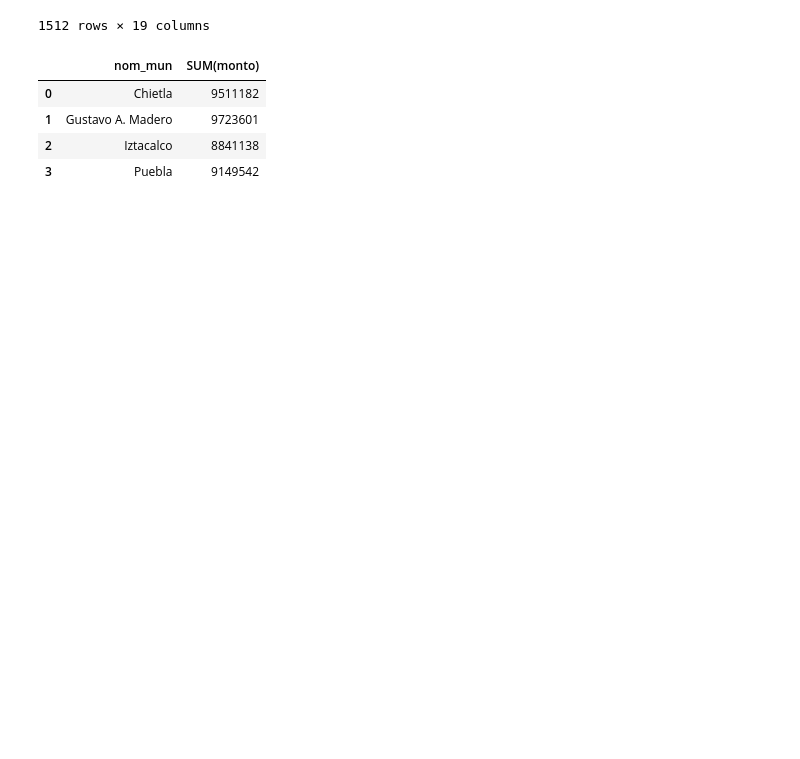
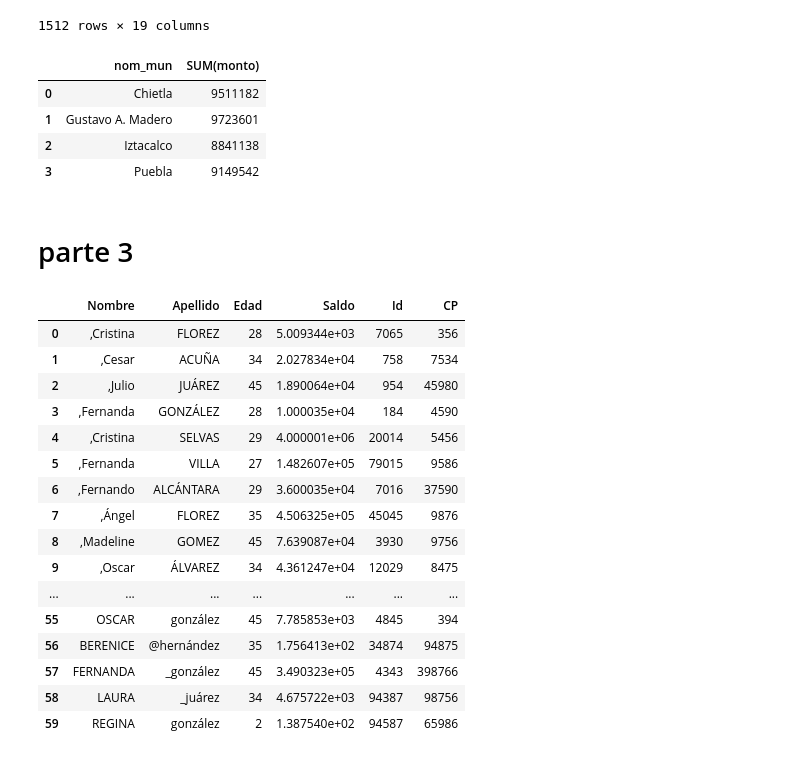
Before and after one commit to okadath/data_mining, a Jupyter notebook: Untitled.ipynb, the cells around one changed output. Drawn from its saved outputs; the diff is of its cells as text; code cells hidden in the pictures; blank space fills up the shorter version.

Commit message:
parte 3

```diff
--- a/Untitled.ipynb
+++ b/Untitled.ipynb
@@ -595,3 +595,26 @@ df_result_2_D
 | 1 | Gustavo A. Madero | 9723601 |
 | 2 | Iztacalco | 8841138 |
 | 3 | Puebla | 9149542 |
+# %% [markdown]
+# parte 3
+# %%
+df_nombres = pd.read_csv('Nombres.txt', sep='|', encoding='utf8')
+df_nombres
+# %% [output]
+|  | Nombre | Apellido | Edad | Saldo | Id | CP |
+| 0 | ,Cristina | FLOREZ | 28 | 5.009344e+03 | 7065 | 356 |
+| 1 | ,Cesar | ACUÑA | 34 | 2.027834e+04 | 758 | 7534 |
+| 2 | ,Julio | JUÁREZ | 45 | 1.890064e+04 | 954 | 45980 |
+| 3 | ,Fernanda | GONZÁLEZ | 28 | 1.000035e+04 | 184 | 4590 |
+| 4 | ,Cristina | SELVAS | 29 | 4.000001e+06 | 20014 | 5456 |
+| 5 | ,Fernanda | VILLA | 27 | 1.482607e+05 | 79015 | 9586 |
+| 6 | ,Fernando | ALCÁNTARA | 29 | 3.600035e+04 | 7016 | 37590 |
+| 7 | ,Ángel | FLOREZ | 35 | 4.506325e+05 | 45045 | 9876 |
+| 8 | ,Madeline | GOMEZ | 45 | 7.639087e+04 | 3930 | 9756 |
+| 9 | ,Oscar | ÁLVAREZ | 34 | 4.361247e+04 | 12029 | 8475 |
+| ... | ... | ... | ... | ... | ... | ... |
+| 55 | OSCAR | gonzález | 45 | 7.785853e+03 | 4845 | 394 |
+| 56 | BERENICE | @hernández | 35 | 1.756413e+02 | 34874 | 94875 |
+| 57 | FERNANDA | _gonzález | 45 | 3.490323e+05 | 4343 | 398766 |
+| 58 | LAURA | _juárez | 34 | 4.675722e+03 | 94387 | 98756 |
+| 59 | REGINA | gonzález | 2 | 1.387540e+02 | 94587 | 65986 |
```
Also changed, not shown: parts of 13 cells of this notebook.
